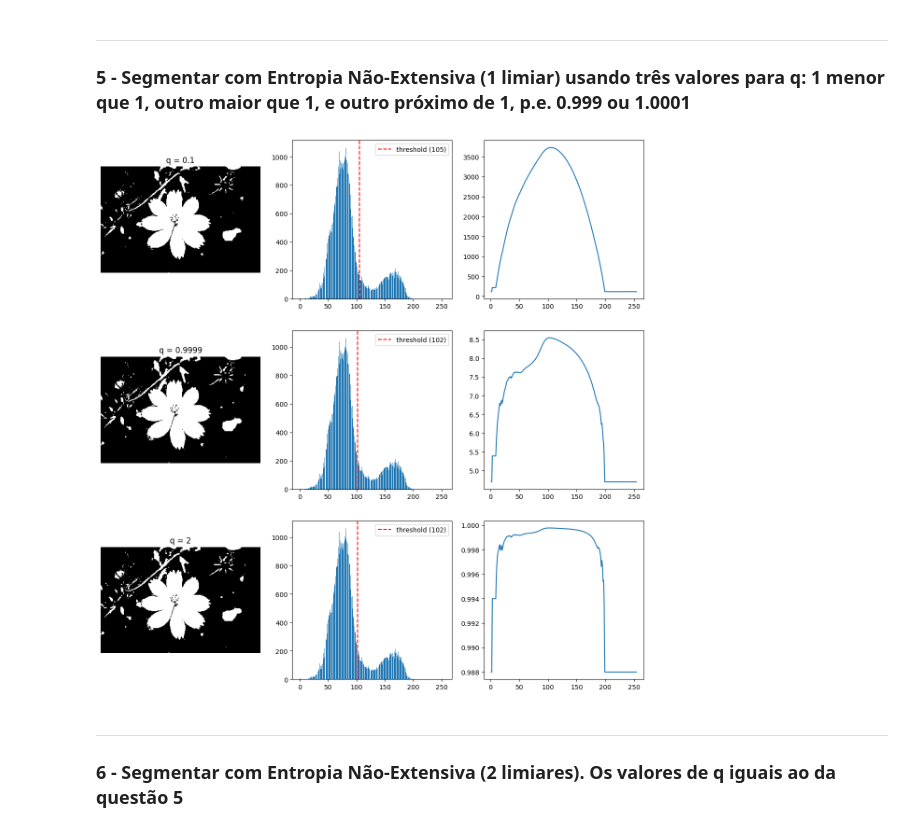
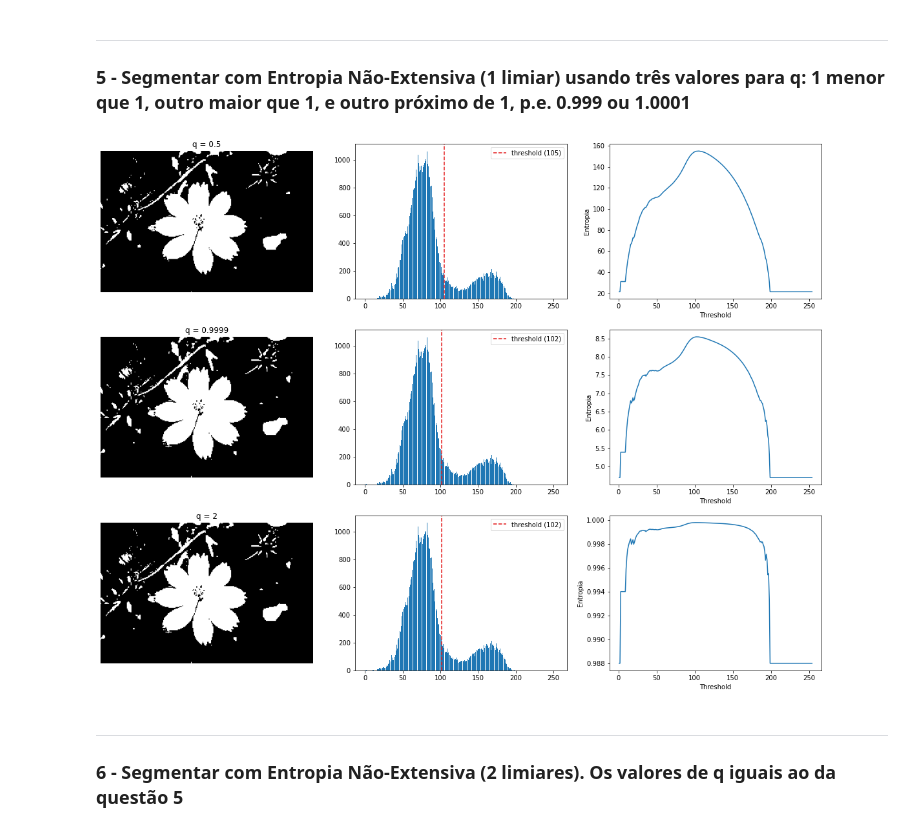
Before and after one commit to phdomingues/FEI-PhD_Masters-Subjects, a Jupyter notebook: ComputerVision/Atv02.ipynb, the cells around one changed output. Saved outputs shown, nothing was run; the diff lists cells and outputs as text; code cells hidden in the pictures.

```diff
--- a/ComputerVision/Atv02.ipynb
+++ b/ComputerVision/Atv02.ipynb
@@ -18,25 +18,27 @@ IMG_PATH = './images/test_image.jpg' # Caminho da imagem que sera utilizada
 ### Funções auxiliares
 # %%
 # Mostra a imagem no notebook
-def show_image(image, ax=None):
+def show_image(image, ax=None, rgb=False):
+    cmap = None if rgb else 'gray'
     if ax is None:
         plt.figure()
-        plt.imshow(image, cmap='gray')
+        plt.imshow(image, cmap=cmap)
         plt.axis('off')
     else:
-        ax.imshow(image, cmap='gray')
+        ax.imshow(image, cmap=cmap)
         ax.axis('off')
 
 # Plota o histograma calculado previamente
-def plot_histogram(hist, threshold=None, ax=None):
+def plot_histogram(hist, thresholds=[], ax=None):
     if ax is None:
         plt.figure()
         plotter = plt
     else:
         plotter = ax
     plotter.bar(range(256), hist)
-    if threshold is not None:
-        plotter.axvline(threshold, ls='--', c='red', label=f'threshold ({threshold})')
+    for n, threshold in enumerate(thresholds):
+        c = plt.cm.get_cmap('Set1', len(thresholds))
+        plotter.axvline(threshold, ls='--', c=c(n), label=f'threshold ({threshold})')
         plotter.legend()
 
 # Cria o histograma da imagem
@@ -44,10 +46,16 @@ def histogram(image, density=False):
     hist, _ = np.histogram(image, bins=256, range=(0, 255))
     return hist
 
-def binarize(img, threshold):
+def apply_threshold(img, thresholds, reversed=False):
+    def get_color_idx(value, thresholds):
+        for idx, threshold in enumerate(sorted(thresholds)):
+            if value <= threshold:
+                return idx
+        return len(thresholds)
+    colors = [int(i*255/len(thresholds)) for i in range(len(thresholds)+1)][::-1 if reversed else 1]
     img_copy = img.copy()
-    func = lambda value: 0 if value < threshold else 255
-    return np.vectorize(func)(img_copy)
+    func = lambda value: colors[get_color_idx(value, thresholds)]
+    return np.vectorize(func)(img_copy).astype(np.uint8)
 # %% [markdown]
 ### Carregando dados
 # %%
@@ -164,39 +178,41 @@ def img_tsallis_entropy(img_histogram, q, verbose=False):
             entropy_A = tsallis_entropy(dist_A, q)
             entropy_A = entropy_A if not np.isnan(entropy_A) else 0
         else:
             entropy_A = 0
         if sum(hist_B) > 0:
             pdf_B = (hist_B/sum(hist_B))
             dist_B = Distribution({f'{i:08b}': pdf_B[i] for i in range(len(pdf_B))})
             #Smax_B = tsallis_entropy(dist_B, 0)
             entropy_B = tsallis_entropy(dist_B, q)
             entropy_B = entropy_B if not np.isnan(entropy_B) else 0
         else:
             entropy_B = 0
         entropies[i] = entropy_A + entropy_B + (1-q)*entropy_A*entropy_B
         if verbose:
             # Imprime uma tabela de valores
             print(f"q = {q:<3} | i = {i:<3} | S(A) = {entropy_A:<8.5f} | S(B) = {entropy_B:.5f} | Sq = {entropies[i]:.5f}")
     # Filtra valores nan (resultados de divisao por zero)
     # entropies = {key: value for key, value in entropies.items() if not np.isnan(value)}
     # Encontra o melhor threshold (menor entropia total)
     best_threshold = max(entropies, key=entropies.get)
     if verbose:
         print(f"Resultado (q={q}): \n  - Entropia = {entropies[best_threshold]:.5f};\n  - Threshold = {best_threshold}")
     return (best_threshold, entropies)
 
 fig, axs = plt.subplots(
     3, # Rows
     3, # Cols
-    figsize=(15,15))
-for q, ax in zip((0.1, 0.9999, 2), axs):
-    best_threshold, entropies = img_tsallis_entropy(img_histogram, q, ax, False)
+    figsize=(20,15))
+for q, ax in zip((0.5, 0.9999, 2), axs):
+    best_threshold, entropies = img_tsallis_entropy(img_histogram, q, False)
     ax[0].set_title(f"q = {q}")
-    show_image(binarize(img, threshold=best_threshold), ax=ax[0])
-    plot_histogram(img_histogram, threshold=best_threshold, ax=ax[1])
+    show_image(apply_threshold(img, thresholds=[best_threshold]), ax=ax[0])
+    plot_histogram(img_histogram, thresholds=[best_threshold], ax=ax[1])
     ax[2].plot(entropies.keys(), entropies.values())
+    ax[2].set_xlabel("Threshold")
+    ax[2].set_ylabel("Entropia")
 # %% [output]
-[figure, old version]
+[figure, new version]
 # %% [markdown]
 ---
 
```
Also changed, not shown: parts of 19 cells of this notebook, 1 other file.
